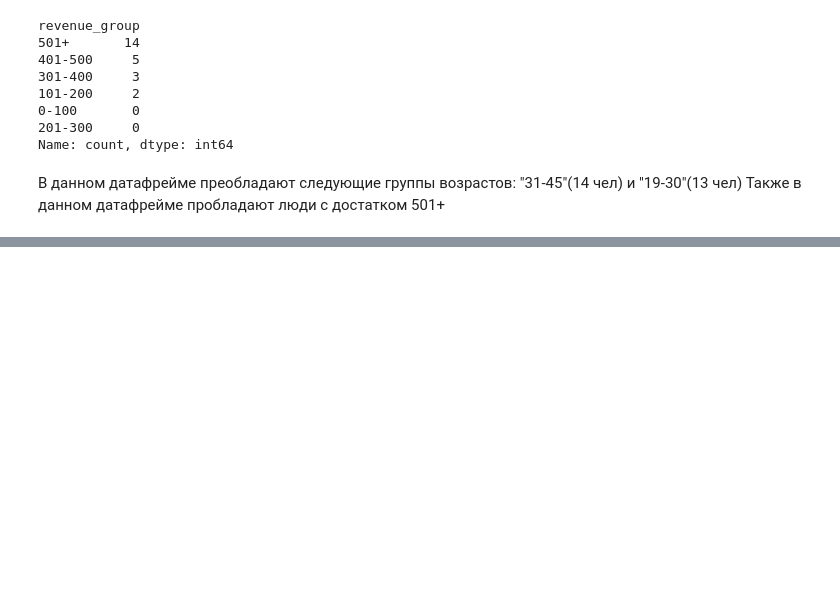
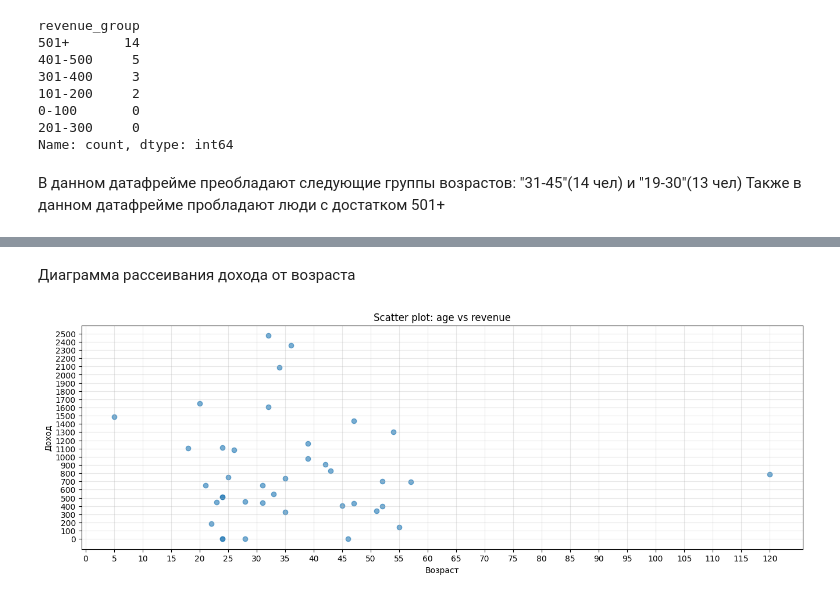
Before and after one commit to artemkr18/artificial-intelligence, a Jupyter notebook: homeworks/HW02/HW02.ipynb, the cells around one changed output, grey strips where cells are left out. Saved outputs shown, nothing was run; the diff lists cells and outputs as text; code cells hidden in the pictures; blank space fills up the shorter version.

```diff
--- a/homeworks/HW02/HW02.ipynb
+++ b/homeworks/HW02/HW02.ipynb
@@ -287,0 +333,20 @@ Name: count, dtype: int64
+# %% [markdown]
+Диаграмма рассеивания дохода от возраста
+# %%
+plt.figure(figsize=(16, 5))
+plt.scatter(
+    df["age"],
+    df["revenue"],
+    alpha=0.6
+)
+plt.title("Scatter plot: age vs revenue")
+plt.xlabel("Возраст")
+plt.ylabel("Доход")
+plt.grid(True, alpha=0.3)
+plt.xticks(np.arange(0, 121, 5))
+plt.yticks(np.arange(0, 2501, 100))
+
+plt.savefig("figures/skater_plot_revenue_by_age.png", dpi=200, bbox_inches='tight')
+plt.show()
+# %% [output]
+[figure, added]
```
Also changed, not shown: parts of 6 cells of this notebook.
